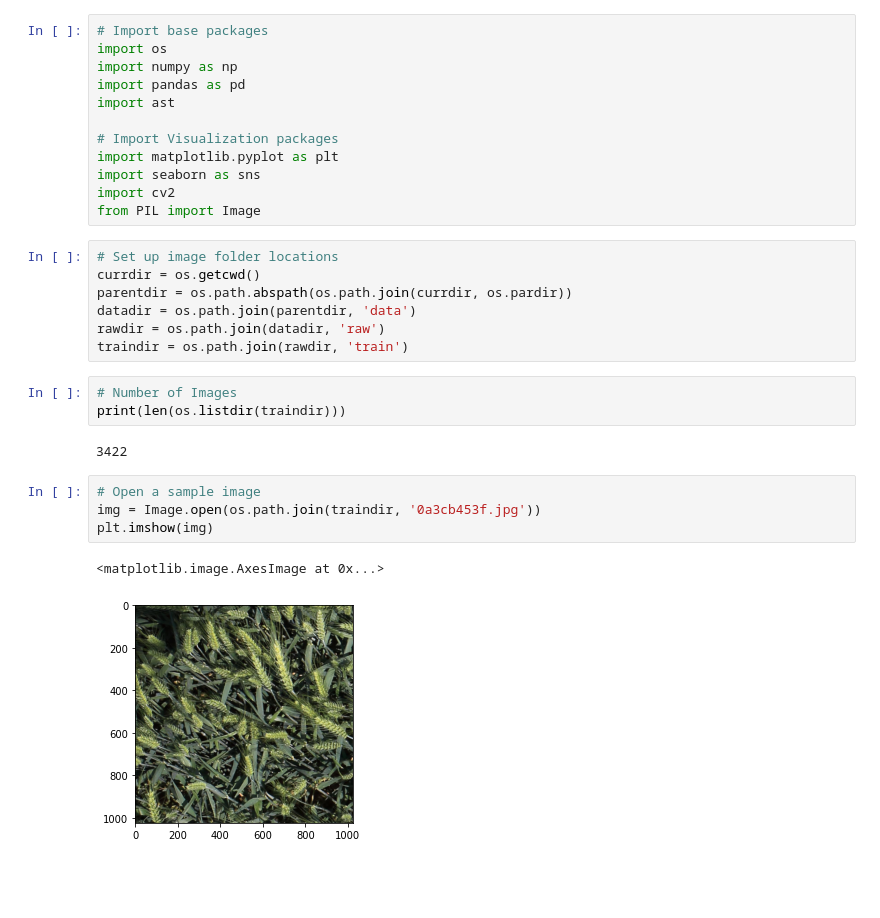
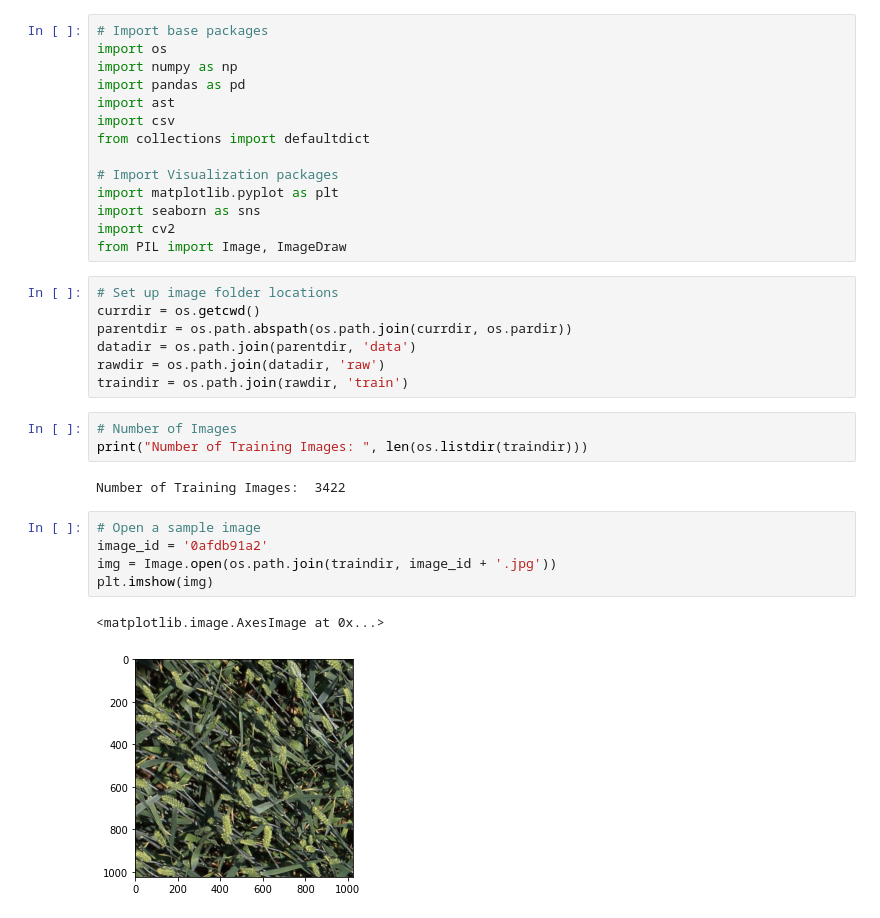
Before and after one commit to rohithdesikan/wheat_detection, a Jupyter notebook: notebooks/exploration.ipynb, the cells around one changed output. Cells and saved outputs as stored; diff of their text form; blank space fills up the shorter version.

Commit message:
Added exploration and added PyTorch training code

```diff
--- a/notebooks/exploration.ipynb
+++ b/notebooks/exploration.ipynb
@@ -4,12 +4,14 @@ import os
 import numpy as np
 import pandas as pd
 import ast
+import csv
+from collections import defaultdict
 
 # Import Visualization packages
 import matplotlib.pyplot as plt
 import seaborn as sns
 import cv2
-from PIL import Image
+from PIL import Image, ImageDraw
 # %%
 # Set up image folder locations
 currdir = os.getcwd()
@@ -19,14 +21,15 @@ rawdir = os.path.join(datadir, 'raw')
 traindir = os.path.join(rawdir, 'train')
 # %%
 # Number of Images
-print(len(os.listdir(traindir)))
+print("Number of Training Images: ", len(os.listdir(traindir)))
 # %% [output]
-3422
+Number of Training Images:  3422
 # %%
 # Open a sample image
-img = Image.open(os.path.join(traindir, '0a3cb453f.jpg'))
+image_id = '0afdb91a2'
+img = Image.open(os.path.join(traindir, image_id + '.jpg'))
 plt.imshow(img)
 # %% [output]
 <matplotlib.image.AxesImage at 0x...>
-[figure, old version]
+[figure, new version]
 # %%
```
Also changed, not shown: parts of 10 cells of this notebook, 3 other files.
